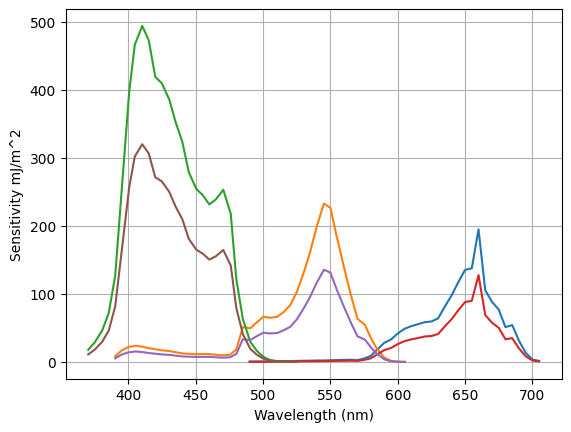
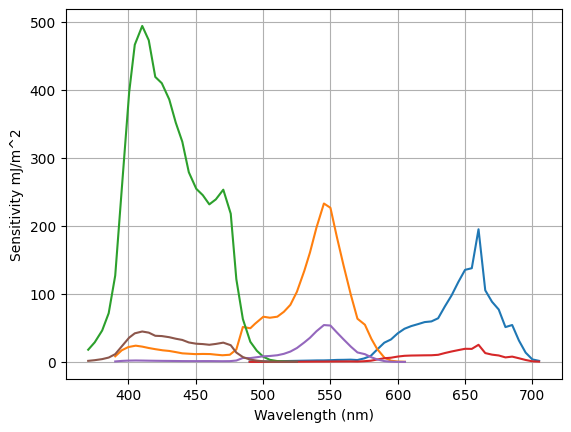
Code edit (unified diff) that turned the first committed figure into the second:
--- before
+++ after
@@ -22,5 +22,6 @@
 plt.show()
 inp=(x,yt)
-
+def WhiteDv(r,g,b):
+  return max(r,g,b)
 
 dusty_pink = ColorRGB(194, 145, 164)
@@ -29,5 +30,4 @@
   for i in range(len(x)-1):
     z=z+(x[i+1]-x[i])*y[i]
-  print(z)
   return z
 def color(r,g,b):
@@ -37,10 +37,15 @@
   b=b/a
   return (int(255*r),int(255*g),int(255*b))
+wdiv=WhiteDv(colorvalue(inp[0],inp[1]),colorvalue(M[0],M[1]),colorvalue(Y[0],Y[1]))
 a=ColorRGB(color(colorvalue(inp[0],inp[1]),colorvalue(M[0],M[1]),colorvalue(Y[0],Y[1]))[0],color(colorvalue(inp[0],inp[1]),colorvalue(M[0],M[1]),colorvalue(Y[0],Y[1]))[1],color(colorvalue(inp[0],inp[1]),colorvalue(M[0],M[1]),colorvalue(Y[0],Y[1]))[2])
 print(f"white {a}▉{ColorRGB.OFF}")
+print(wdiv)
 
 
 Filter = pd.read_csv("/content/sample_data/fn-data.csv")
-LeafSp = pd.read_csv("/content/sample_data/LEAF-REFLECTANCE-data.csv")
+LeafSp = pd.read_csv("/content/sample_data/LEAF-REFLECTANCE2-data.csv")
+KB12 = pd.read_csv("/content/sample_data/KB-12-data.csv")
+KR12 = pd.read_csv("/content/sample_data/KR-12-data.csv")
+
 print(Filter)
 def FilterMult(Filter, x):
@@ -51,20 +56,96 @@
 
     return [x_coords.tolist(), (y_coords * interpolated_filter).tolist()]
+
+def FilterMultFF(F1, F2):
+    x_coords, y_coords = np.array(F1.iloc[:, 0]), np.array(F1.iloc[:, 1])
+    filter_x, filter_y = np.array(F2.iloc[:, 0]), np.array(F2.iloc[:, 1])
+
+    interpolated_filter = np.interp(x_coords, filter_x, filter_y)
+    return pd.DataFrame({
+    "x": x_coords,
+    "y": y_coords * interpolated_filter
+})
+
+def plot(Filter,C,M,Y):
+  plt.plot(*FilterMult(Filter,C))
+  plt.plot(*FilterMult(Filter,M))
+  plt.plot(*FilterMult(Filter,Y))
+
 plt.xlabel("Wavelength (nm)")
 plt.ylabel("Sensitivity mJ/m^2")
 plt.grid()
-plt.plot(*FilterMult(Filter,inp))
-plt.plot(*FilterMult(Filter,M))
-plt.plot(*FilterMult(Filter,Y))
-plt.plot(*FilterMult(LeafSp,FilterMult(Filter,inp)))
-plt.plot(*FilterMult(LeafSp,FilterMult(Filter,M)))
-plt.plot(*FilterMult(LeafSp,FilterMult(Filter,Y)))
+plot(Filter,inp,M,Y)
+plot(LeafSp,FilterMult(Filter,inp),FilterMult(Filter,M),FilterMult(Filter,Y))
 plt.show()
+R=FilterMult(LeafSp,inp)
+G=FilterMult(LeafSp,M)
+B=FilterMult(LeafSp,Y)
+LPFR=int(255*colorvalue(R[0],R[1])/wdiv)
+LPFG=int(255*colorvalue(G[0],G[1])/wdiv)
+LPFB=int(255*colorvalue(B[0],B[1])/wdiv)
+
+LeafPostFilter=ColorRGB(LPFR,LPFG,LPFB)
+LeafPostFilterx2=ColorRGB(2*LPFR,2*LPFG,2*LPFB)
+LeafPostFilterx4=ColorRGB(4*LPFR,4*LPFG,4*LPFB)
+
+print(f"Leaf {LeafPostFilter}▉{ColorRGB.OFF}")
+print(f"Leafx2 {LeafPostFilterx2}▉{ColorRGB.OFF}")
+print(f"Leafx4 {LeafPostFilterx4}▉{ColorRGB.OFF}")
+
+KB24=FilterMultFF(KB12,KB12)
+KR24=FilterMultFF(KR12,KR12)
+KR36=FilterMultFF(KR24,KR12)
+KBKR2436=FilterMultFF(KR36,KB24)
+
+R=FilterMult(LeafSp,FilterMult(KBKR2436,inp))
+G=FilterMult(LeafSp,FilterMult(KBKR2436,M))
+B=FilterMult(LeafSp,FilterMult(KBKR2436,Y))
+LPFR=int(32*255*colorvalue(R[0],R[1])/wdiv)
+LPFG=int(32*255*colorvalue(G[0],G[1])/wdiv)
+LPFB=int(32*255*colorvalue(B[0],B[1])/wdiv)
+print(LPFR,LPFG,LPFB)
+LeafPostFilter=ColorRGB(LPFR,LPFG,LPFB)
+LeafPostFilterx2=ColorRGB(2*LPFR,2*LPFG,2*LPFB)
+LeafPostFilterx4=ColorRGB(4*LPFR,4*LPFG,4*LPFB)
+LeafPostFilterx8=ColorRGB(8*LPFR,8*LPFG,8*LPFB)
+#LeafPostFilterx16=ColorRGB(16*LPFR,16*LPFG,16*LPFB)
+#LeafPostFilterx32=ColorRGB(32*LPFR,32*LPFG,32*LPFB)
+#LeafPostFilterx64=ColorRGB(64*LPFR,64*LPFG,64*LPFB)
+#LeafPostFilterx128=ColorRGB(512*LPFR,512*LPFG,512*LPFB)
 
 
+
+print(f"KB20+Leaf {LeafPostFilter}▉{ColorRGB.OFF}")
+print(f"KB20+Leafx2 {LeafPostFilterx2}▉{ColorRGB.OFF}")
+print(f"KB20+Leafx4 {LeafPostFilterx4}▉{ColorRGB.OFF}")
+print(f"KB20+Leafx8 {LeafPostFilterx8}▉{ColorRGB.OFF}")
+#print(f"KB20+Leafx4 {LeafPostFilterx16}▉{ColorRGB.OFF}")
+#print(f"KB20+Leafx8 {LeafPostFilterx32}▉{ColorRGB.OFF}")
+#print(f"KB20+Leafx4 {LeafPostFilterx64}▉{ColorRGB.OFF}")
+#print(f"KB20+Leafx8 {LeafPostFilterx128}▉{ColorRGB.OFF}")
+
+R=FilterMult(KBKR2436,inp)
+G=FilterMult(KBKR2436,M)
+B=FilterMult(KBKR2436,Y)
+exposureloss=np.log10((colorvalue(inp[0],inp[1])+colorvalue(M[0],M[1])+colorvalue(Y[0],Y[1]))/(colorvalue(R[0],R[1])+colorvalue(G[0],G[1])+colorvalue(B[0],B[1])))
+print("Exposure loss KB20",exposureloss,"Ev")
 plt.xlabel("Wavelength (nm)")
 plt.ylabel("total transmission")
 plt.grid()
 plt.plot(np.array(Filter.iloc[:, 0]), np.array(Filter.iloc[:, 1]))
-plt.plot(np.array(LeafSp.iloc[:, 0]), 1-np.array(LeafSp.iloc[:, 1]))
+plt.plot(np.array(LeafSp.iloc[:, 0]), np.array(LeafSp.iloc[:, 1]))
+plt.plot(np.array(KBKR2436.iloc[:, 0]), np.array(KBKR2436.iloc[:, 1]))
+plt.plot(np.array(KB24.iloc[:, 0]), np.array(KB24.iloc[:, 1]))
+plt.plot(np.array(KR24.iloc[:, 0]), np.array(KR24.iloc[:, 1]))
+plt.plot(np.array(KR36.iloc[:, 0]), np.array(KR36.iloc[:, 1]))
+
+plt.xlim(0, )
+plt.ylim(0, )
 plt.show()
+
+plt.xlabel("Wavelength (nm)")
+plt.ylabel("Sensitivity mJ/m^2")
+plt.grid()
+plot(Filter,inp,M,Y)
+plot(LeafSp,FilterMult(KBKR2436,inp),FilterMult(KBKR2436,M),FilterMult(KBKR2436,Y))
+plt.show()

Commit: Add files via upload